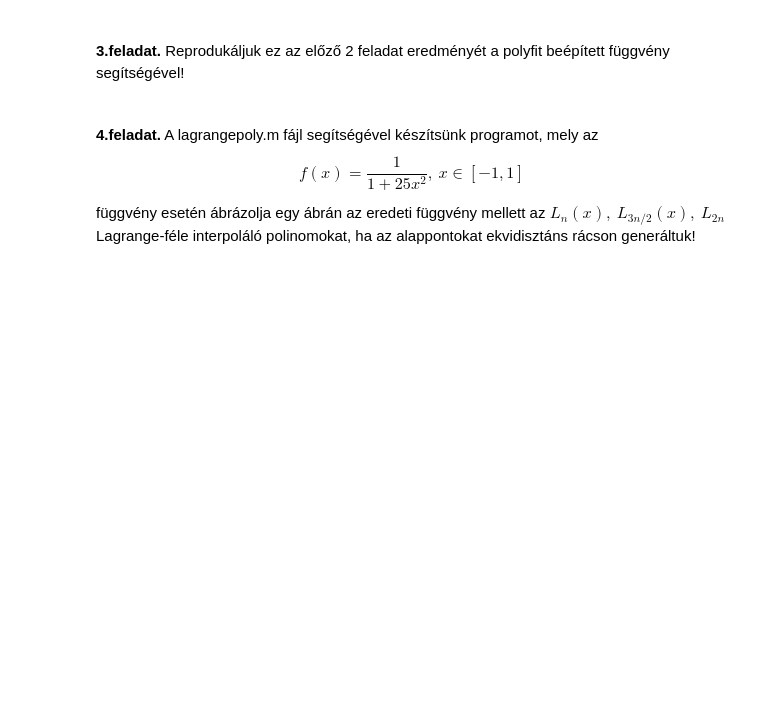
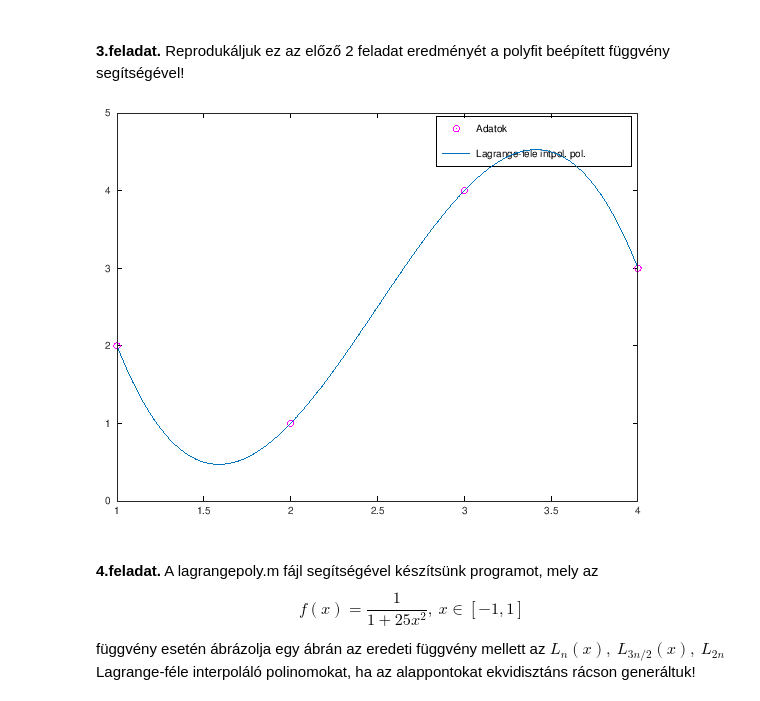
Before and after one commit to pvh95/AlkalmazottAnalizisSz1-ELTE-, a Jupyter notebook: 3.feladatsor.ipynb, the cells around one changed output. Drawn from its saved outputs; the diff is of its cells as text; code cells hidden in the pictures; blank space fills up the shorter version.

```diff
--- a/3.feladatsor.ipynb
+++ b/3.feladatsor.ipynb
@@ -34,0 +27,26 @@ N =
+# %%
+% A Newton eljarasban az osztott differencia tablazatra irunk programot
+% (f_{i+1}-f_(i))/(x_(i+1)-x_i)
+
+%x = [-1 1 2 3 4];
+%f_x = [1 -1 13 69 221];
+x = [-1 0 1]
+f_x = [1 -1 -1]
+
+n = length(x);
+N = zeros(n,n);
+
+% Elso osztott differencia hanyados
+for k = 1 : n-1
+    N(k,1) = (f_x(k+1) - f_x(k))/(x(k+1)-x(k));
+end
+% A tobbi osztott differencia hanyados
+
+for j = 2 : n-1
+    for k = 1 : n-j
+        N(k,j) = (N(k+1, j-1) - N(k, j-1)) / (x(k+j)-x(k));
+    end
+end
+
+N
+Newton = [x', f_x', N]
@@ -35,6 +73,25 @@ N =
 # %% [markdown]
 <br>
 <b>3.feladat.</b> Reprodukáljuk ez az előző 2 feladat eredményét a polyfit beépített függvény segítségével!
+# %%
+%x=[-1 1 2 3 4];
+%f_x=[1 -1 13 69 221];
+
+x = [1 2 3 4];
+f_x = [2 1 4 3];
+
+p = polyfit(x,f_x,length(x)-1); % polyfit polinomot illeszt az adatokra
+% -1.3333 * x^3 + 10 * x^2 - 21.6667 * x + 15
+
+% xx = x(1):0.01:x(end) % h = (b-a)/N
+xx = linspace(x(1),x(end),100); %N
+
+Lagrange = polyval(p, xx); %polinom kiertekeles polyval(egyutthato vektor, alappontok)
+
+plot(x,f_x,'mo',xx,Lagrange)
+legend('Adatok','Lagrange-fele intpol. pol.')
+# %% [output]
+[figure, added]
 # %% [markdown]
 <br>
 <b>4.feladat.</b> A lagrangepoly.m fájl segítségével készítsünk programot, mely az
```
Also changed, not shown: parts of 2 cells of this notebook, 8 other files.
